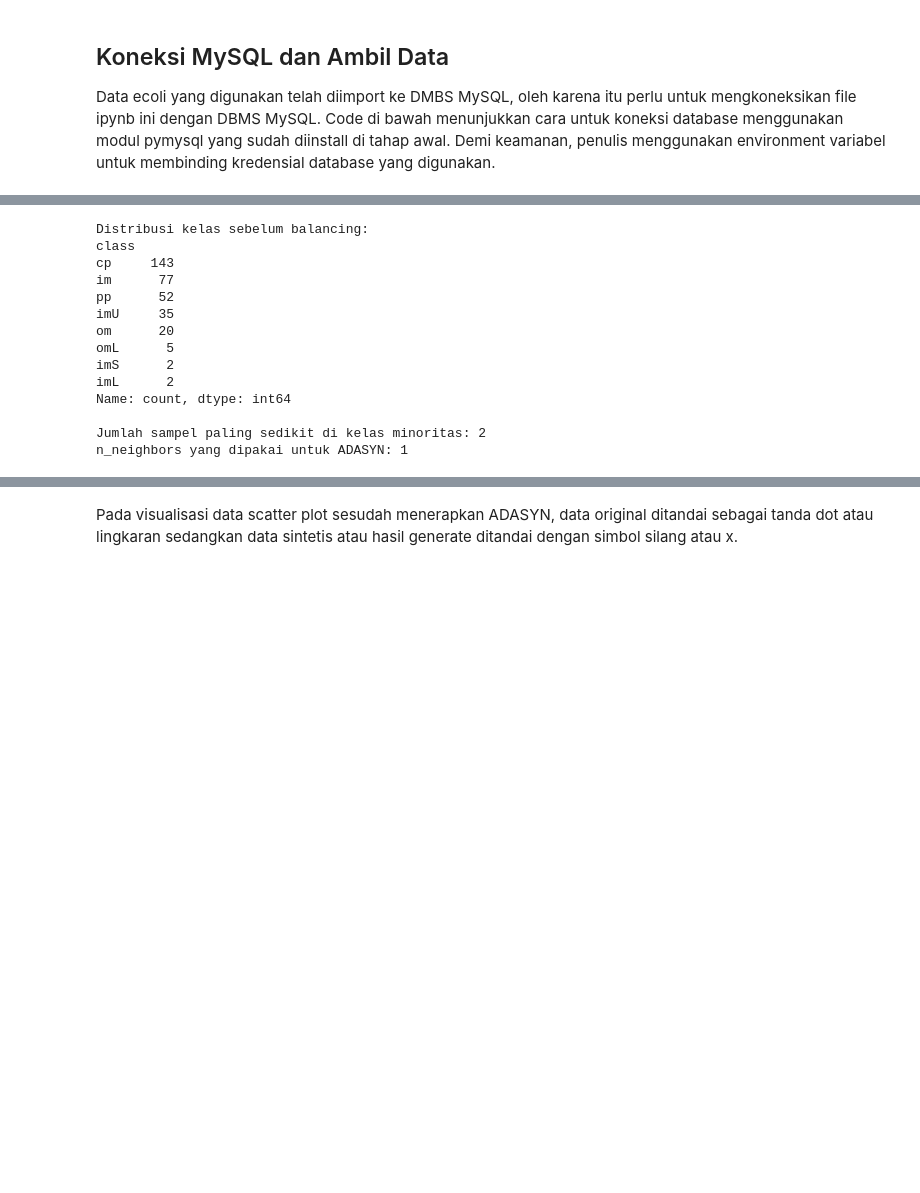
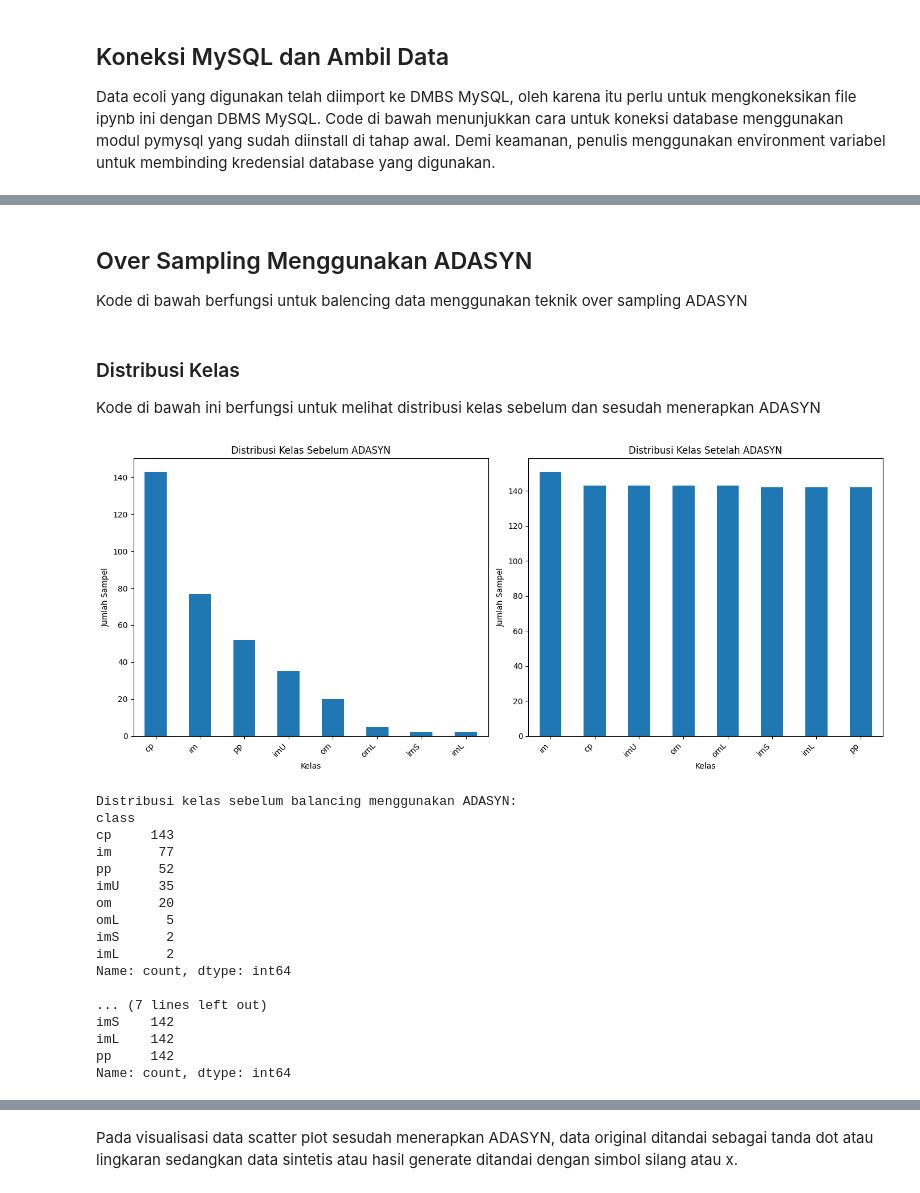
Before and after one commit to edi-mj/PSD, a Jupyter notebook: _build/jupyter_execute/content/data-balencing.ipynb, the cells around one changed output, grey strips where cells are left out. Saved outputs shown, nothing was run; the diff lists cells and outputs as text; code cells hidden in the pictures; blank space fills up the shorter version.

```diff
--- a/_build/jupyter_execute/content/data-balencing.ipynb
+++ b/_build/jupyter_execute/content/data-balencing.ipynb
@@ -68,26 +64,4 @@ Code di bawah ini berfungsi untuk mengecek distribusi kelas pada dataset ecoli d
-# %%
-print("Distribusi kelas sebelum balancing:")
-print(df['class'].value_counts())
-
-# Ambil jumlah minimum sampel di kelas minoritas
-min_class_count = df['class'].value_counts().min()
-print(f"\nJumlah sampel paling sedikit di kelas minoritas: {min_class_count}")
-
-# Tentukan n_neighbors otomatis (harus < min_class_count)
-n_neighbors = max(1, min_class_count - 1)
-print(f"n_neighbors yang dipakai untuk ADASYN: {n_neighbors}")
-# %% [output]
-Distribusi kelas sebelum balancing:
-class
-cp     143
-im      77
-pp      52
-imU     35
-om      20
-omL      5
-imS      2
-imL      2
-Name: count, dtype: int64
-
-Jumlah sampel paling sedikit di kelas minoritas: 2
-n_neighbors yang dipakai untuk ADASYN: 1
+# %% [markdown]
+## Over Sampling Menggunakan ADASYN
+
+Kode di bawah berfungsi untuk balencing data menggunakan teknik over sampling ADASYN
@@ -94 +92,50 @@ n_neighbors yang dipakai untuk ADASYN: 1
+# %% [markdown]
+### Distribusi Kelas
+Kode di bawah ini berfungsi untuk melihat distribusi kelas sebelum dan sesudah menerapkan ADASYN
+# %%
+# Visualisasi distribusi kelas sebelum balancing
+plt.figure(figsize=(14, 6))
+
+plt.subplot(1, 2, 1)
+df['class'].value_counts().plot(kind='bar')
+plt.title('Distribusi Kelas Sebelum ADASYN')
+plt.xlabel('Kelas')
+plt.ylabel('Jumlah Sampel')
+plt.xticks(rotation=45, ha='right')
+
+# Visualisasi distribusi kelas setelah balancing
+plt.subplot(1, 2, 2)
+df_res_adasyn['class'].value_counts().plot(kind='bar')
+plt.title('Distribusi Kelas Setelah ADASYN')
+plt.xlabel('Kelas')
+plt.ylabel('Jumlah Sampel')
+plt.xticks(rotation=45, ha='right')
+
+plt.tight_layout()
+plt.show()
+
+print("Distribusi kelas sebelum balancing menggunakan ADASYN:")
+print(df['class'].value_counts())
+
+print("\nDistribusi kelas sesudah balancing menggunakan ADASYN:")
+print(df_res_adasyn['class'].value_counts())
+# %% [output]
+[figure, added]
+Distribusi kelas sebelum balancing menggunakan ADASYN:
+class
+cp     143
+im      77
+pp      52
+imU     35
+om      20
+omL      5
+imS      2
+imL      2
+Name: count, dtype: int64
+
+... (7 lines left out)
+imS    142
+imL    142
+pp     142
+Name: count, dtype: int64
 # %% [markdown]
```
Also changed, not shown: parts of 30 cells of this notebook, 47 other files.
